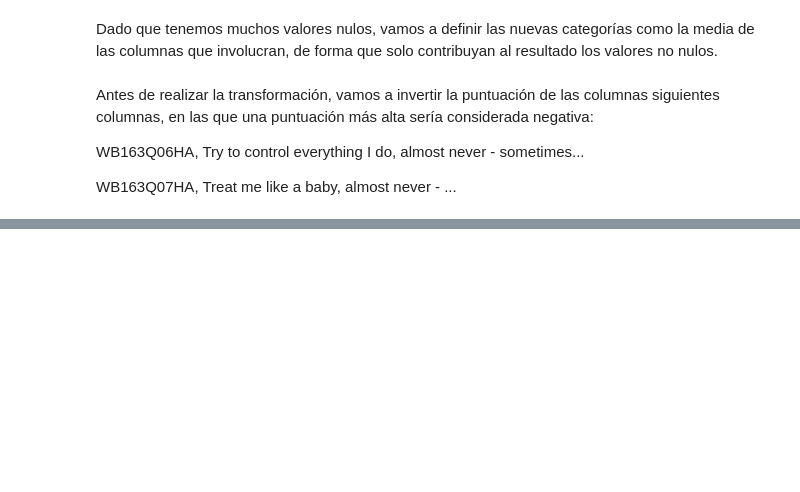
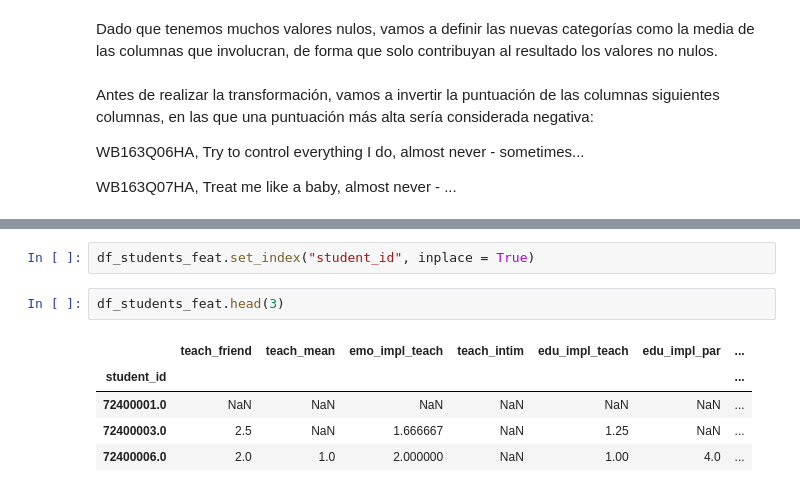
Before and after one commit to sara-fuentes/tfm_pisa_educacion, a Jupyter notebook: clustering_students.ipynb, the cells around one changed output, grey strips where cells are left out. Drawn from its saved outputs; the diff is of its cells as text; blank space fills up the shorter version.

```diff
--- a/clustering_students.ipynb
+++ b/clustering_students.ipynb
@@ -381,0 +419,10 @@ df_students_num['par_freedom'] = df_students_num[['WB163Q02HA', 'WB163Q05HA', 'W
+# %%
+df_students_feat.set_index("student_id", inplace = True)
+# %%
+df_students_feat.head(3)
+# %% [output]
+|  | teach_friend | teach_mean | emo_impl_teach | teach_intim | edu_impl_teach | edu_impl_par | ... |
+| student_id |  |  |  |  |  |  | ... |
+| 72400001.0 | NaN | NaN | NaN | NaN | NaN | NaN | ... |
+| 72400003.0 | 2.5 | NaN | 1.666667 | NaN | 1.25 | NaN | ... |
+| 72400006.0 | 2.0 | 1.0 | 2.000000 | NaN | 1.00 | 4.0 | ... |
```
Also changed, not shown: parts of 20 cells of this notebook, 1 other file.
